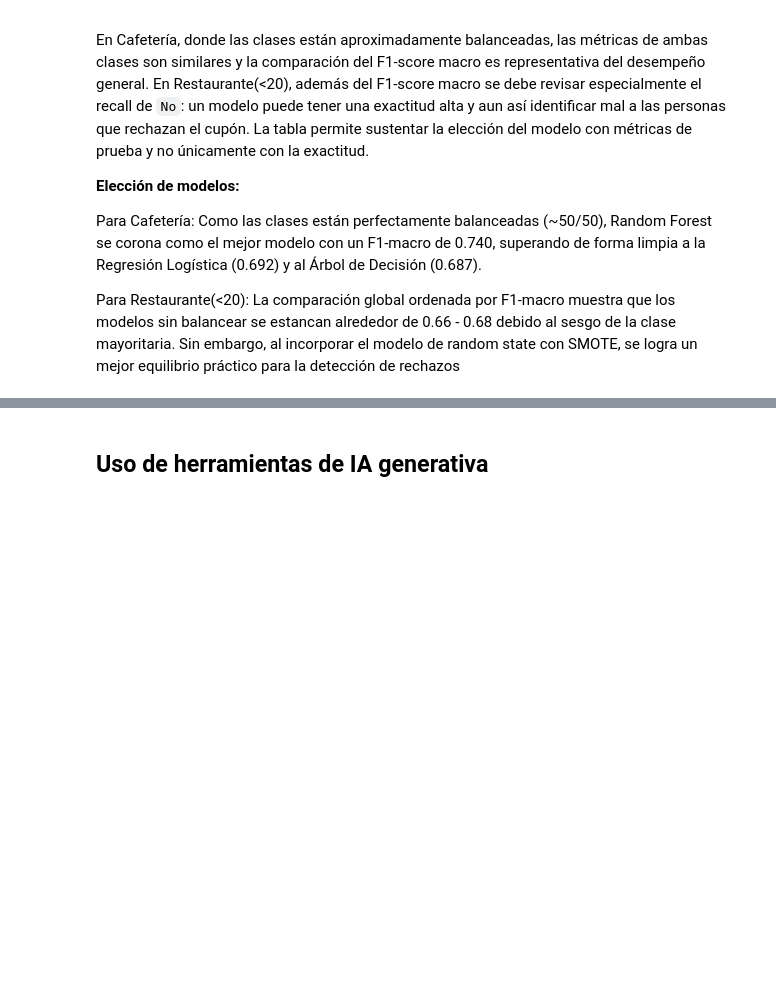
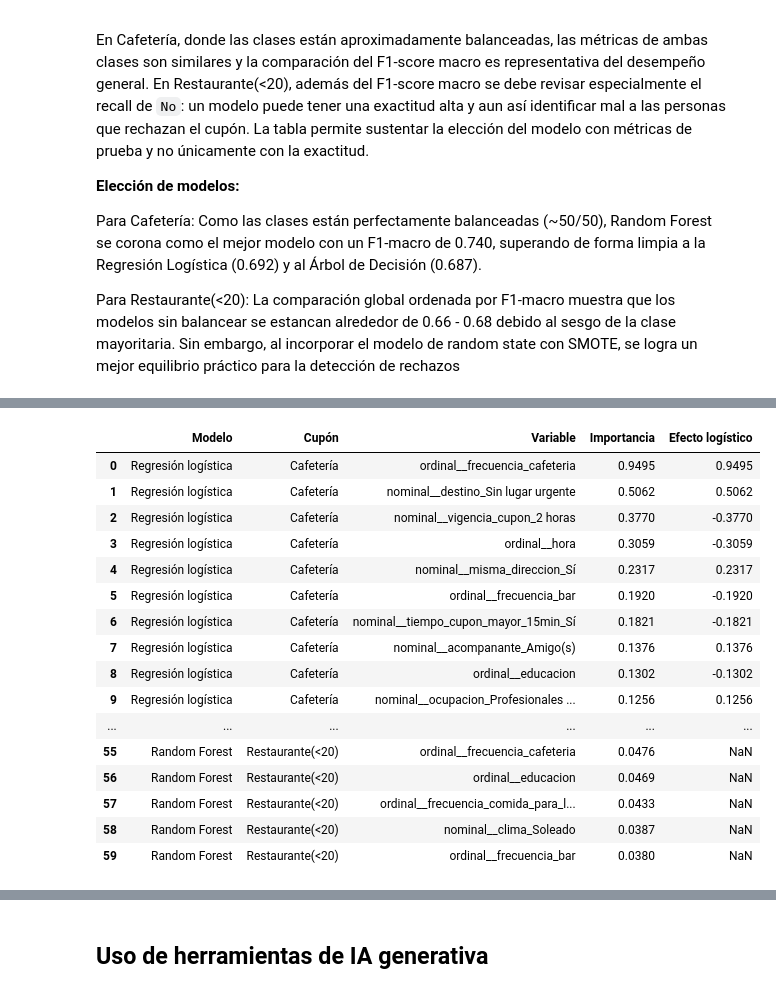
Before and after one commit to juancamilop06/MaterialDeClase-ISIS-2611, a Jupyter notebook: 202620/Laboratorios/L3/Laboratorio_3.ipynb, the cells around one changed output, grey strips where cells are left out. Saved outputs shown, nothing was run; the diff lists cells and outputs as text; code cells hidden in the pictures; blank space fills up the shorter version.

Commit message:
analisis de resultados

```diff
--- a/202620/Laboratorios/L3/Laboratorio_3.ipynb
+++ b/202620/Laboratorios/L3/Laboratorio_3.ipynb
@@ -695,0 +698,65 @@ Para Restaurante(<20): La comparación global ordenada por F1-macro muestra que
+# %%
+def nombres_variables_transformadas(grid):
+    preprocessor = grid.best_estimator_.named_steps['preprocessor']
+    if isinstance(preprocessor, Pipeline):
+        preprocessor = preprocessor.named_steps['columnas']
+    return preprocessor.get_feature_names_out()
+
+
+def importancia_modelo(grid, modelo, cupon, n=10):
+    nombres = nombres_variables_transformadas(grid)
+    estimador = grid.best_estimator_.named_steps['model']
+
+    if modelo == 'Regresión logística':
+        valores = estimador.coef_[0]
+        importancia = np.abs(valores)
+        efecto = valores
+    else:
+        importancia = estimador.feature_importances_
+        efecto = np.full(len(importancia), np.nan)
+
+    resultado = pd.DataFrame({
+        'Variable': nombres,
+        'Importancia': importancia,
+        'Efecto logístico': efecto,
+    }).sort_values('Importancia', ascending=False).head(n)
+    resultado.insert(0, 'Modelo', modelo)
+    resultado.insert(1, 'Cupón', cupon)
+    return resultado
+
+
+grids_modelos = {
+    ('Regresión logística', 'Cafetería'): grid_logreg_caf,
+    ('Regresión logística', 'Restaurante(<20)'): grid_logreg_res,
+    ('Árbol de decisión', 'Cafetería'): grid_tree_caf,
+    ('Árbol de decisión', 'Restaurante(<20)'): grid_tree_res,
+    ('Random Forest', 'Cafetería'): grid_rf_caf,
+    ('Random Forest', 'Restaurante(<20)'): grid_rf_res,
+}
+
+filas_importancia = []
+for (modelo, cupon), grid in grids_modelos.items():
+    filas_importancia.append(importancia_modelo(grid, modelo, cupon))
+
+tabla_importancia = pd.concat(filas_importancia, ignore_index=True)
+tabla_importancia[['Importancia', 'Efecto logístico']] = (
+    tabla_importancia[['Importancia', 'Efecto logístico']].round(4)
+)
+
+print('Diez variables más relevantes por modelo y tipo de cupón:')
+display(tabla_importancia)
+
+tabla_consenso = (
+    tabla_importancia.groupby(['Cupón', 'Variable'])
+    .agg(
+        modelos_en_top=('Modelo', 'nunique'),
+        importancia_promedio=('Importancia', 'mean'),
+    )
+    .reset_index()
+    .sort_values(['Cupón', 'modelos_en_top', 'importancia_promedio'],
+                 ascending=[True, False, False])
+)
+
+print('Variables que aparecen con mayor frecuencia entre las más relevantes:')
+display(tabla_consenso.groupby('Cupón').head(10).round(4))
+# %% [output]
@@ -695,0 +764,17 @@ Para Restaurante(<20): La comparación global ordenada por F1-macro muestra que
+|  | Modelo | Cupón | Variable | Importancia | Efecto logístico |
+| 0 | Regresión logística | Cafetería | ordinal__frecuencia_cafeteria | 0.9495 | 0.9495 |
+| 1 | Regresión logística | Cafetería | nominal__destino_Sin lugar urgente | 0.5062 | 0.5062 |
+| 2 | Regresión logística | Cafetería | nominal__vigencia_cupon_2 horas | 0.3770 | -0.3770 |
+| 3 | Regresión logística | Cafetería | ordinal__hora | 0.3059 | -0.3059 |
+| 4 | Regresión logística | Cafetería | nominal__misma_direccion_Sí | 0.2317 | 0.2317 |
+| 5 | Regresión logística | Cafetería | ordinal__frecuencia_bar | 0.1920 | -0.1920 |
+| 6 | Regresión logística | Cafetería | nominal__tiempo_cupon_mayor_15min_Sí | 0.1821 | -0.1821 |
+| 7 | Regresión logística | Cafetería | nominal__acompanante_Amigo(s) | 0.1376 | 0.1376 |
+| 8 | Regresión logística | Cafetería | ordinal__educacion | 0.1302 | -0.1302 |
+| 9 | Regresión logística | Cafetería | nominal__ocupacion_Profesionales ... | 0.1256 | 0.1256 |
+| ... | ... | ... | ... | ... | ... |
+| 55 | Random Forest | Restaurante(<20) | ordinal__frecuencia_cafeteria | 0.0476 | NaN |
+| 56 | Random Forest | Restaurante(<20) | ordinal__educacion | 0.0469 | NaN |
+| 57 | Random Forest | Restaurante(<20) | ordinal__frecuencia_comida_para_l... | 0.0433 | NaN |
+| 58 | Random Forest | Restaurante(<20) | nominal__clima_Soleado | 0.0387 | NaN |
+| 59 | Random Forest | Restaurante(<20) | ordinal__frecuencia_bar | 0.0380 | NaN |
```
Also changed, not shown: parts of 4 cells of this notebook.
